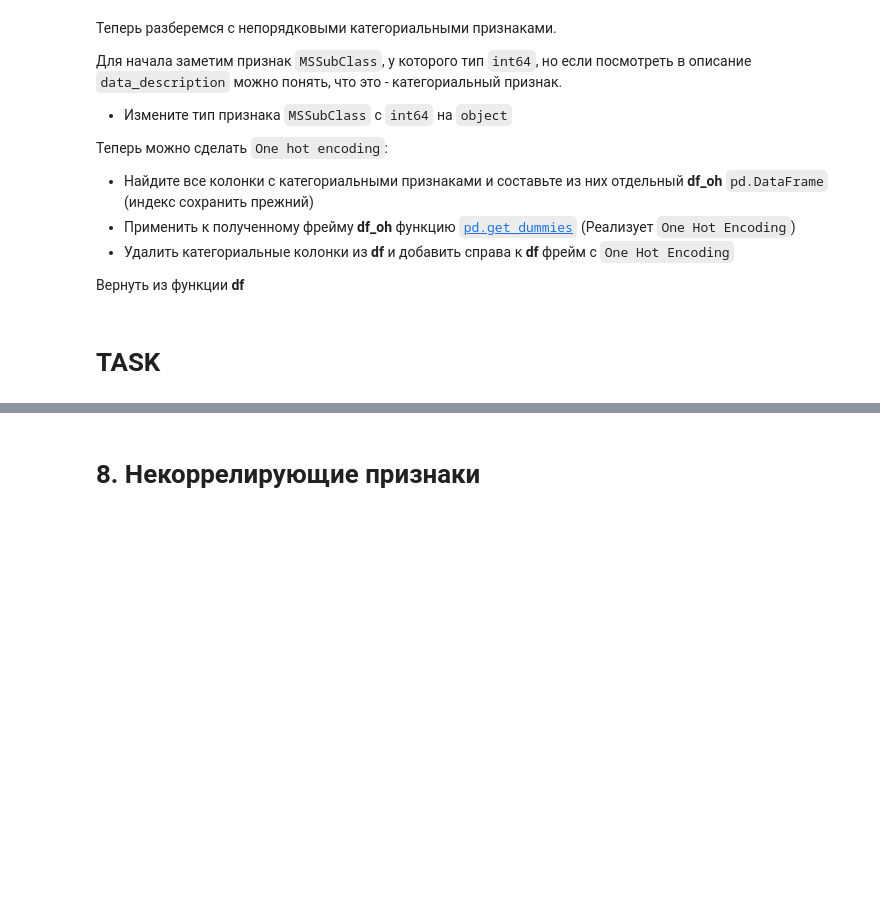
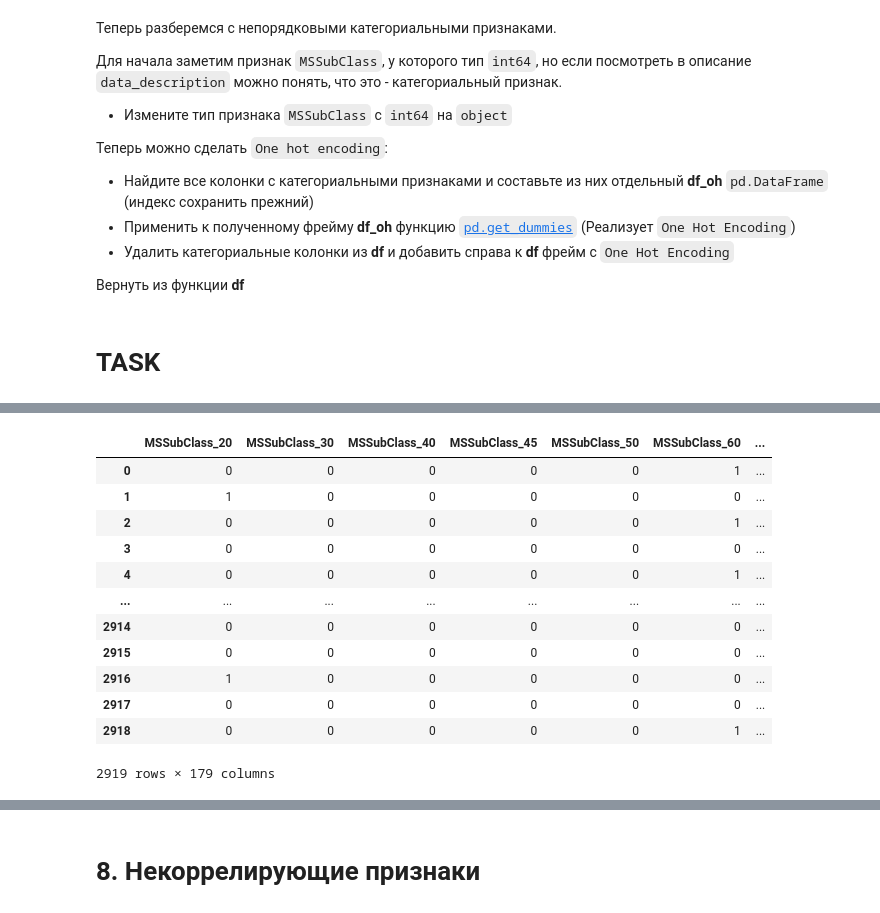
Before and after one commit to irusland/ml2021, a Jupyter notebook: 04-Features/Home4.ipynb, the cells around one changed output, grey strips where cells are left out. Drawn from its saved outputs; the diff is of its cells as text; code cells hidden in the pictures; blank space fills up the shorter version.

```diff
--- a/04-Features/Home4.ipynb
+++ b/04-Features/Home4.ipynb
@@ -555,0 +629,18 @@ def one_hot(df: pd.DataFrame) -> pd.DataFrame:
+# %%
+df_oh = pd.get_dummies(df_oh)
+
+df_oh
+# %% [output]
+|  | MSSubClass_20 | MSSubClass_30 | MSSubClass_40 | MSSubClass_45 | MSSubClass_50 | MSSubClass_60 | ... |
+| 0 | 0 | 0 | 0 | 0 | 0 | 1 | ... |
+| 1 | 1 | 0 | 0 | 0 | 0 | 0 | ... |
+| 2 | 0 | 0 | 0 | 0 | 0 | 1 | ... |
+| 3 | 0 | 0 | 0 | 0 | 0 | 0 | ... |
+| 4 | 0 | 0 | 0 | 0 | 0 | 1 | ... |
+| ... | ... | ... | ... | ... | ... | ... | ... |
+| 2914 | 0 | 0 | 0 | 0 | 0 | 0 | ... |
+| 2915 | 0 | 0 | 0 | 0 | 0 | 0 | ... |
+| 2916 | 1 | 0 | 0 | 0 | 0 | 0 | ... |
+| 2917 | 0 | 0 | 0 | 0 | 0 | 0 | ... |
+| 2918 | 0 | 0 | 0 | 0 | 0 | 1 | ... |
+2919 rows × 179 columns
```
Also changed, not shown: parts of 8 cells of this notebook.
